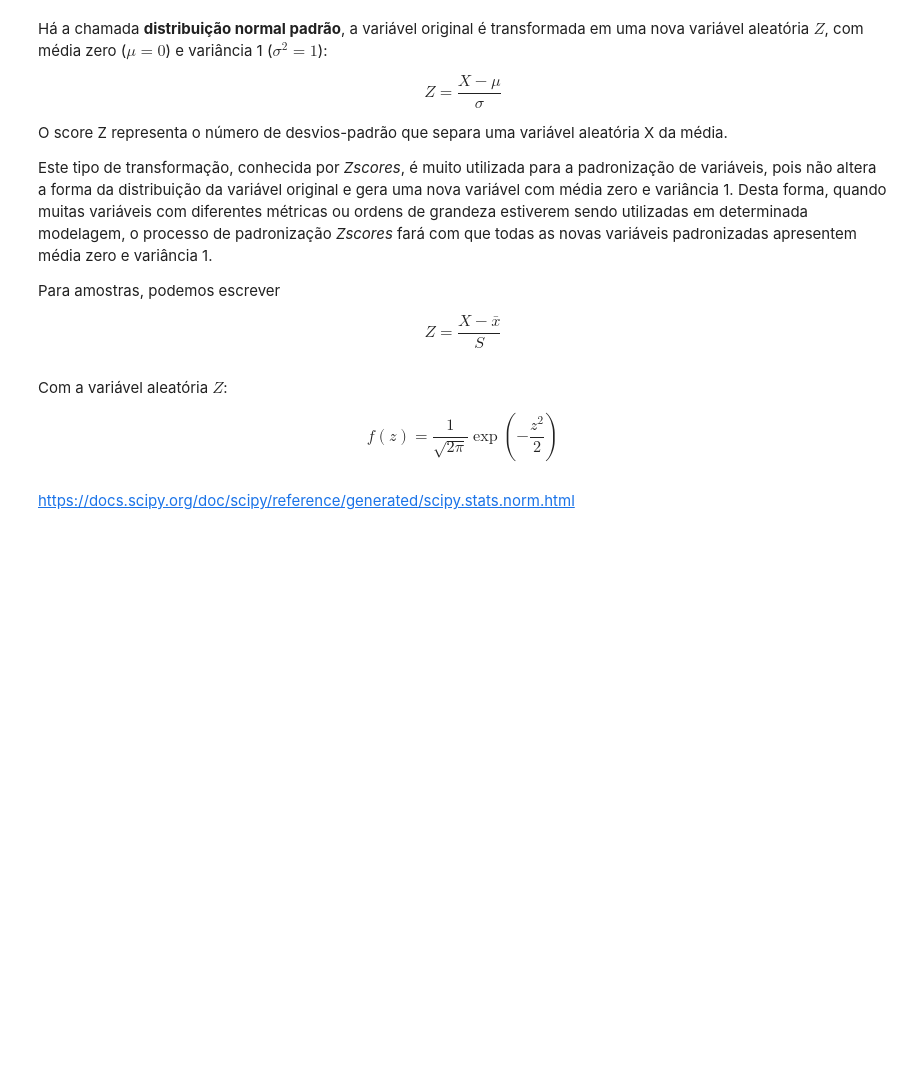
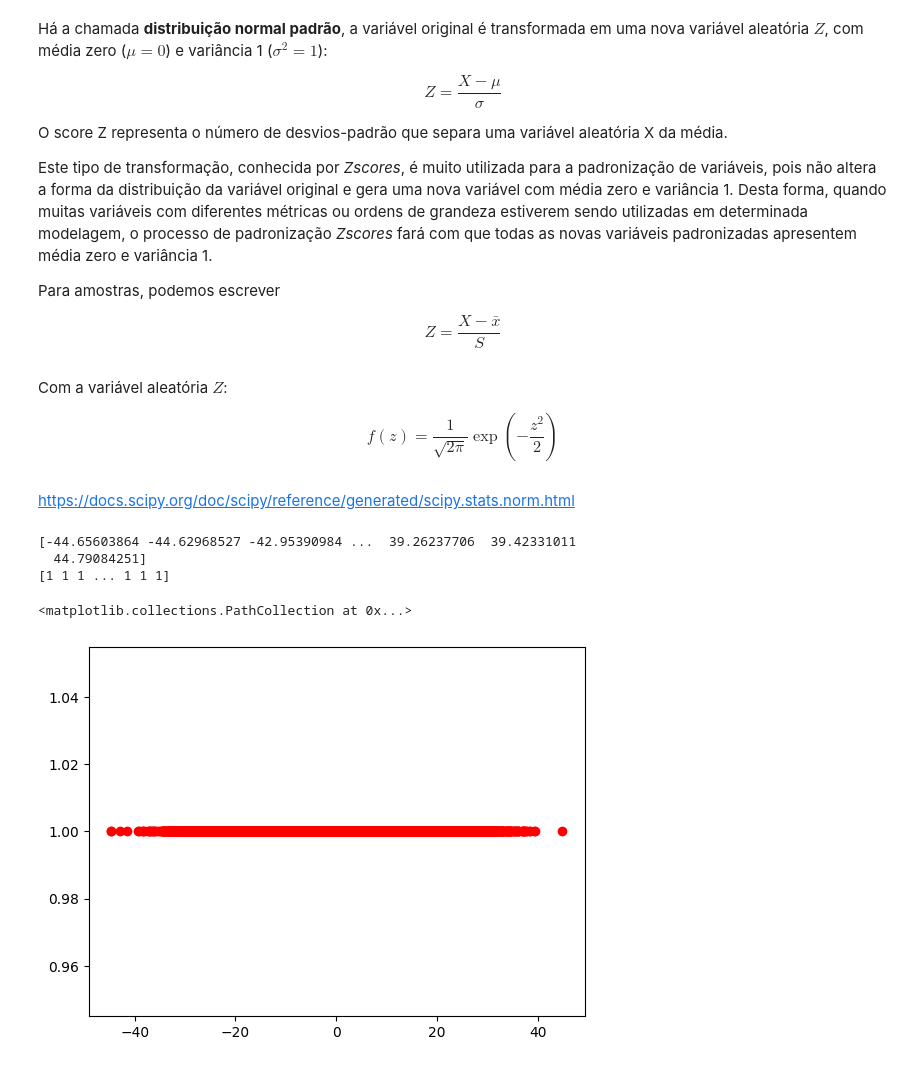
Before and after one commit to PauloViniciusR/Estatistica_dados, a Jupyter notebook: Estatistica_Probabilistica/07_distribuicoes_variaveis_continuas_normal_inicio.ipynb, the cells around one changed output. Drawn from its saved outputs; the diff is of its cells as text; code cells hidden in the pictures; blank space fills up the shorter version.

```diff
--- a/Estatistica_Probabilistica/07_distribuicoes_variaveis_continuas_normal_inicio.ipynb
+++ b/Estatistica_Probabilistica/07_distribuicoes_variaveis_continuas_normal_inicio.ipynb
@@ -34,3 +34,22 @@ f(z) = \frac{1}{\sqrt{2\pi}} \exp \left( - \frac{z^2}{2} \right)
 $$
 # %% [markdown]
 https://docs.scipy.org/doc/scipy/reference/generated/scipy.stats.norm.html
+# %%
+import matplotlib.pyplot as plt
+import numpy as np
+from scipy.stats import norm
+
+normal = norm.rvs(0, 10, size=100000, random_state=42)
+
+valores, contagem = np.unique(normal, return_counts=True)
+
+#print(valores)
+#print(contagem)
+
+plt.scatter(valores, contagem, marker="o", color="red")
+# %% [output]
+[-44.65603864 -44.62968527 -42.95390984 ...  39.26237706  39.42331011
+  44.79084251]
+[1 1 1 ... 1 1 1]
+<matplotlib.collections.PathCollection at 0x...>
+[figure, added]
```
Also changed, not shown: parts of 5 cells of this notebook.
